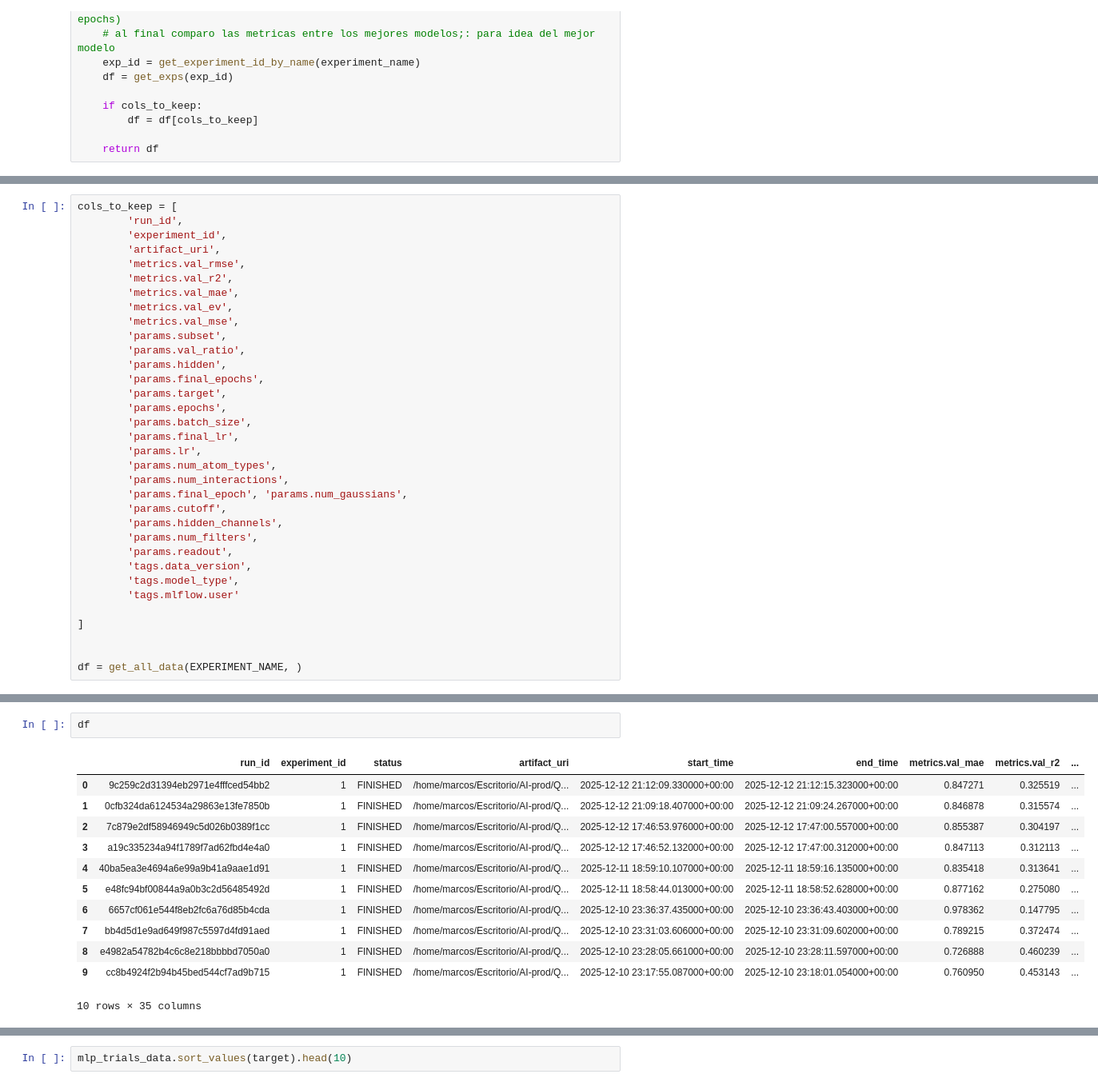
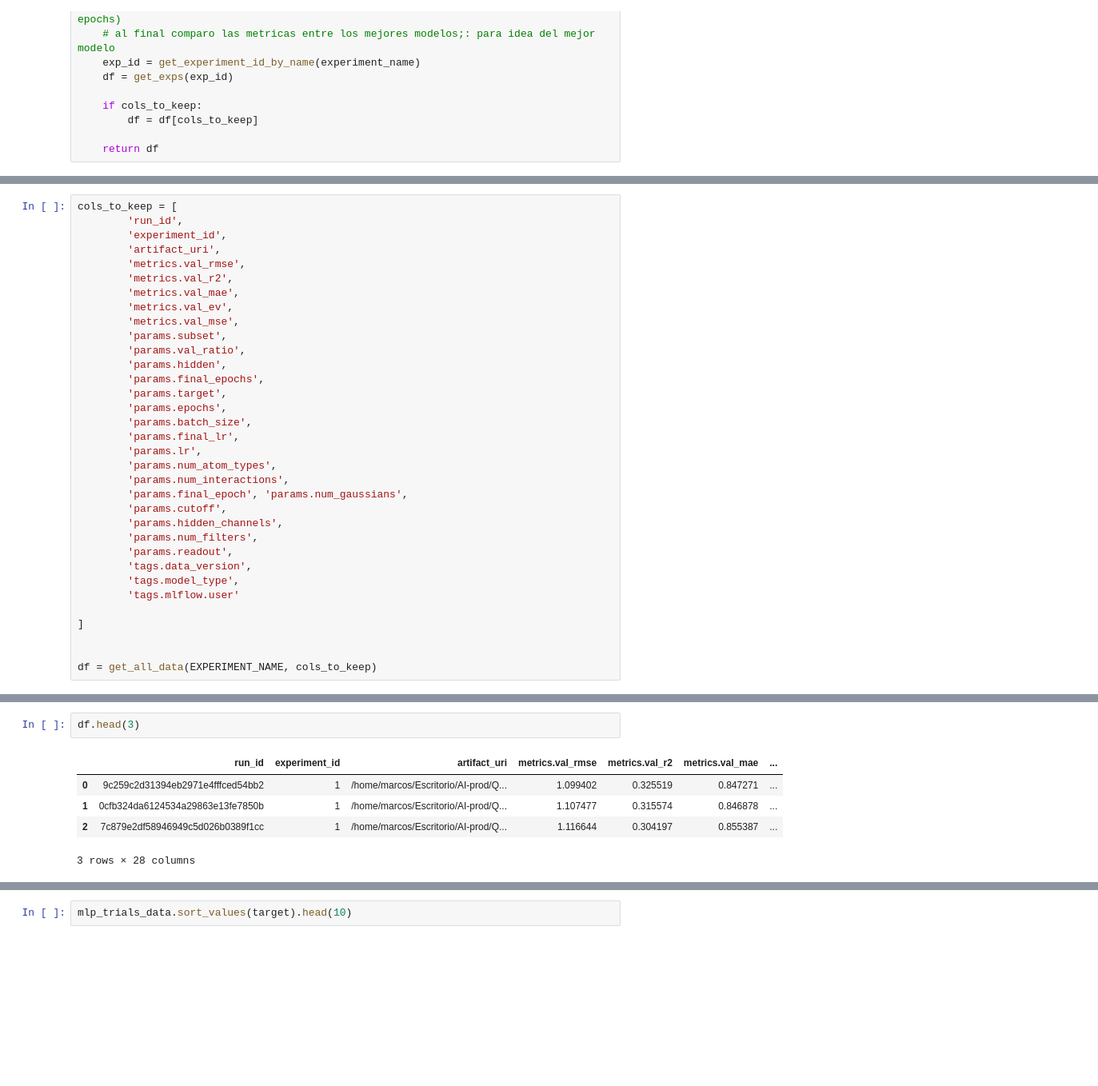
Before and after one commit to MNGARCIA085/QM9-ML, a Jupyter notebook: notebooks/Experiment Dashboard.ipynb, the cells around one changed output, grey strips where cells are left out. Shown at 80% size. Drawn from its saved outputs; the diff is of its cells as text; blank space fills up the shorter version.

```diff
--- a/notebooks/Experiment Dashboard.ipynb
+++ b/notebooks/Experiment Dashboard.ipynb
@@ -164,4 +404,4 @@ cols_to_keep = [
 ]
 
 
-df = get_all_data(EXPERIMENT_NAME, )
+df = get_all_data(EXPERIMENT_NAME, cols_to_keep)
@@ -175,15 +408,8 @@ INFO  [alembic.runtime.migration] Will assume non-transactional DDL.
 # %%
-df
+df.head(3)
 # %% [output]
-|  | run_id | experiment_id | status | artifact_uri | start_time | end_time | metrics.val_mae | metrics.val_r2 | ... |
-| 0 | 9c259c2d31394eb2971e4fffced54bb2 | 1 | FINISHED | /home/marcos/Escritorio/AI-prod/Q... | 2025-12-12 21:12:09.330000+00:00 | 2025-12-12 21:12:15.323000+00:00 | 0.847271 | 0.325519 | ... |
-| 1 | 0cfb324da6124534a29863e13fe7850b | 1 | FINISHED | /home/marcos/Escritorio/AI-prod/Q... | 2025-12-12 21:09:18.407000+00:00 | 2025-12-12 21:09:24.267000+00:00 | 0.846878 | 0.315574 | ... |
-| 2 | 7c879e2df58946949c5d026b0389f1cc | 1 | FINISHED | /home/marcos/Escritorio/AI-prod/Q... | 2025-12-12 17:46:53.976000+00:00 | 2025-12-12 17:47:00.557000+00:00 | 0.855387 | 0.304197 | ... |
-| 3 | a19c335234a94f1789f7ad62fbd4e4a0 | 1 | FINISHED | /home/marcos/Escritorio/AI-prod/Q... | 2025-12-12 17:46:52.132000+00:00 | 2025-12-12 17:47:00.312000+00:00 | 0.847113 | 0.312113 | ... |
-| 4 | 40ba5ea3e4694a6e99a9b41a9aae1d91 | 1 | FINISHED | /home/marcos/Escritorio/AI-prod/Q... | 2025-12-11 18:59:10.107000+00:00 | 2025-12-11 18:59:16.135000+00:00 | 0.835418 | 0.313641 | ... |
-| 5 | e48fc94bf00844a9a0b3c2d56485492d | 1 | FINISHED | /home/marcos/Escritorio/AI-prod/Q... | 2025-12-11 18:58:44.013000+00:00 | 2025-12-11 18:58:52.628000+00:00 | 0.877162 | 0.275080 | ... |
-| 6 | 6657cf061e544f8eb2fc6a76d85b4cda | 1 | FINISHED | /home/marcos/Escritorio/AI-prod/Q... | 2025-12-10 23:36:37.435000+00:00 | 2025-12-10 23:36:43.403000+00:00 | 0.978362 | 0.147795 | ... |
-| 7 | bb4d5d1e9ad649f987c5597d4fd91aed | 1 | FINISHED | /home/marcos/Escritorio/AI-prod/Q... | 2025-12-10 23:31:03.606000+00:00 | 2025-12-10 23:31:09.602000+00:00 | 0.789215 | 0.372474 | ... |
-| 8 | e4982a54782b4c6c8e218bbbbd7050a0 | 1 | FINISHED | /home/marcos/Escritorio/AI-prod/Q... | 2025-12-10 23:28:05.661000+00:00 | 2025-12-10 23:28:11.597000+00:00 | 0.726888 | 0.460239 | ... |
-| 9 | cc8b4924f2b94b45bed544cf7ad9b715 | 1 | FINISHED | /home/marcos/Escritorio/AI-prod/Q... | 2025-12-10 23:17:55.087000+00:00 | 2025-12-10 23:18:01.054000+00:00 | 0.760950 | 0.453143 | ... |
+|  | run_id | experiment_id | artifact_uri | metrics.val_rmse | metrics.val_r2 | metrics.val_mae | ... |
+| 0 | 9c259c2d31394eb2971e4fffced54bb2 | 1 | /home/marcos/Escritorio/AI-prod/Q... | 1.099402 | 0.325519 | 0.847271 | ... |
+| 1 | 0cfb324da6124534a29863e13fe7850b | 1 | /home/marcos/Escritorio/AI-prod/Q... | 1.107477 | 0.315574 | 0.846878 | ... |
+| 2 | 7c879e2df58946949c5d026b0389f1cc | 1 | /home/marcos/Escritorio/AI-prod/Q... | 1.116644 | 0.304197 | 0.855387 | ... |
-10 rows × 35 columns
+3 rows × 28 columns
```
Also changed, not shown: parts of 107 cells of this notebook, 1 other file.
